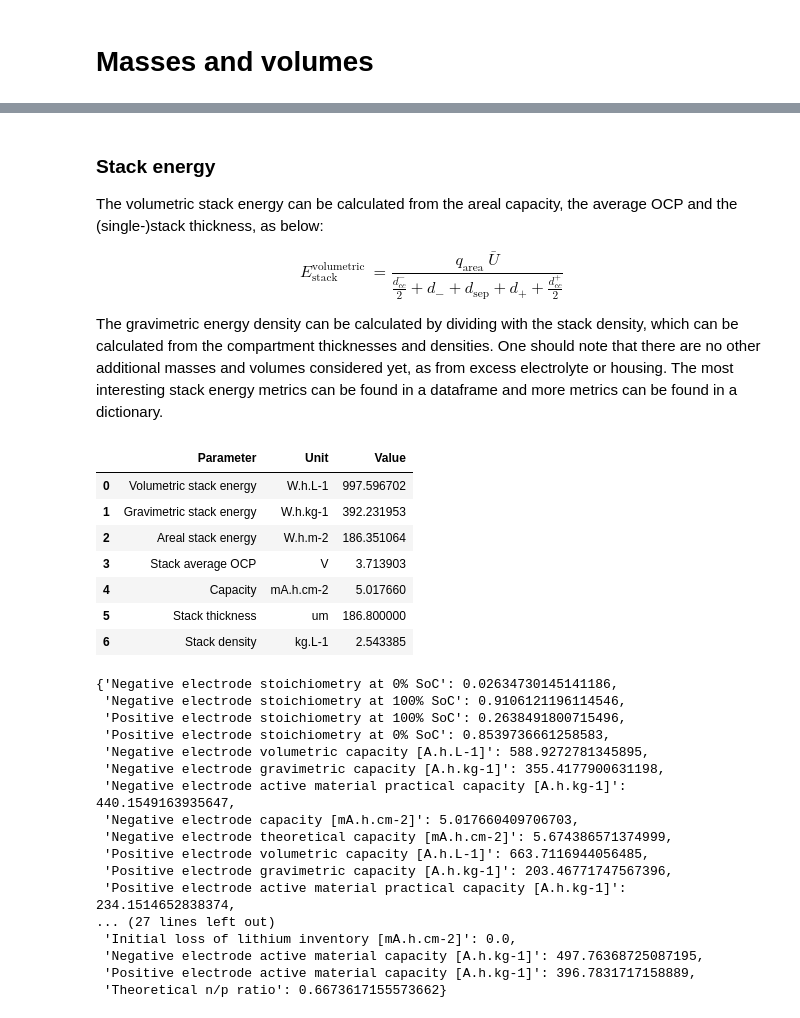
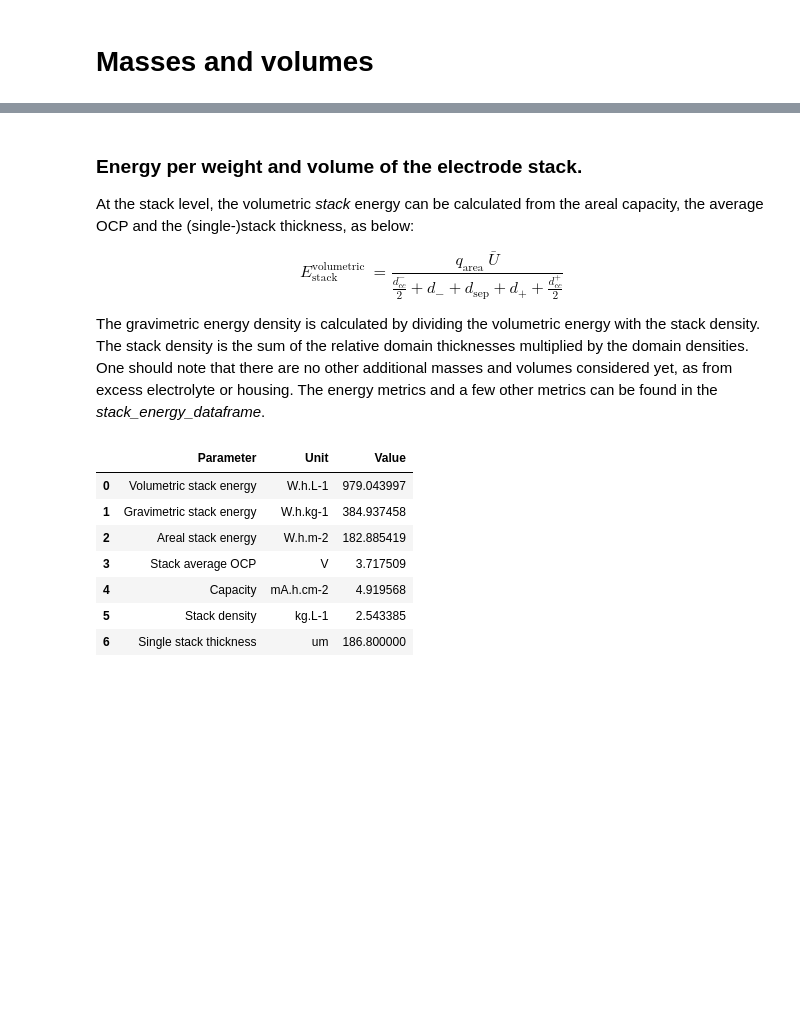
Before and after one commit to pybamm-team/pybamm-tea, a Jupyter notebook: examples/masses_and_volumes.ipynb, the cells around one changed output, grey strips where cells are left out. Saved outputs shown, nothing was run; the diff lists cells and outputs as text; code cells hidden in the pictures; blank space fills up the shorter version.

```diff
--- a/examples/masses_and_volumes.ipynb
+++ b/examples/masses_and_volumes.ipynb
@@ -17,7 +21,14 @@ from IPython.display import display
 # %%
 # input parameter-set
 input = {
-    "Electrolyte density [kg.m-3]": 1276, # LiPF6 in EC:EMC 3:7 + 2% VC
+    "Electrolyte density [kg.m-3]": 1276,
+    #"Electrolyte volume per total pore volume": 1.2,
+    'Loss of lithium inventory [mA.h.cm-2]': 0.1,
+    #'Loss of lithium inventory [%]': 1.0,
+    'Loss of positive electrode active material [%]': 0,
+    'Positive electrode stoichiometry at LAM': 0,
+    'Loss of negative electrode active material [%]': 0,
+    'Negative electrode stoichiometry at LAM': 0,
 }
 
 # base parameter-sets
@@ -27,7 +38,7 @@ base = pybamm.ParameterValues("Chen2020")
 tea_class = pybamm_tea.TEA(base, input)
 
 # plot the mass and volume loadings
-tea_class.plot_masses_and_volumes()
+tea_class.plot_masses_and_volumes(show_plot=False)
 
 # get the mass and volume loadings as a dataframe
 tea_class.masses_and_volumes_dataframe
@@ -214,41 +221,22 @@ display(masses_and_volumes)
 # %% [markdown]
-### Stack energy
+### Energy per weight and volume of the electrode stack.
 
-The volumetric stack energy can be calculated from the areal capacity, the average OCP and the (single-)stack thickness, as below:
+At the stack level, the volumetric _stack_ energy can be calculated from the areal capacity, the average OCP and the (single-)stack thickness, as below:
 
 \begin{equation*}
 E_{\text {stack }}^{\text {volumetric }}=\frac{q_{\text {area }}\bar{U}}{\frac{d_{c c}^{-}}{2}+d_{-}+d_{\text {sep}}+d_{+}+\frac{d_{c c}^{+}}{2}}
 \end{equation*}
 
-The gravimetric energy density can be calculated by dividing with the stack density, which can be calculated from the compartment thicknesses and densities. One should note that there are no other additional masses and volumes considered yet, as from excess electrolyte or housing. The most interesting stack energy metrics can be found in a dataframe and more metrics can be found in a dictionary.
+The gravimetric energy density is calculated by dividing the volumetric energy with the stack density. The stack density is the sum of the relative domain thicknesses multiplied by the domain densities. One should note that there are no other additional masses and volumes considered yet, as from excess electrolyte or housing. The energy metrics and a few other metrics can be found in the _stack_energy_dataframe_.
 # %%
 # display stack energy dataframe
 display(tea_class.stack_energy_dataframe)
-# display stack energy dictionary
-display(tea_class.stack_energy)
 # %% [output]
 |  | Parameter | Unit | Value |
-| 0 | Volumetric stack energy | W.h.L-1 | 997.596702 |
-| 1 | Gravimetric stack energy | W.h.kg-1 | 392.231953 |
-| 2 | Areal stack energy | W.h.m-2 | 186.351064 |
-| 3 | Stack average OCP | V | 3.713903 |
-| 4 | Capacity | mA.h.cm-2 | 5.017660 |
-| 5 | Stack thickness | um | 186.800000 |
-| 6 | Stack density | kg.L-1 | 2.543385 |
+| 0 | Volumetric stack energy | W.h.L-1 | 979.043997 |
+| 1 | Gravimetric stack energy | W.h.kg-1 | 384.937458 |
+| 2 | Areal stack energy | W.h.m-2 | 182.885419 |
+| 3 | Stack average OCP | V | 3.717509 |
+| 4 | Capacity | mA.h.cm-2 | 4.919568 |
+| 5 | Stack density | kg.L-1 | 2.543385 |
+| 6 | Single stack thickness | um | 186.800000 |
-{'Negative electrode stoichiometry at 0% SoC': 0.02634730145141186,
- 'Negative electrode stoichiometry at 100% SoC': 0.9106121196114546,
- 'Positive electrode stoichiometry at 100% SoC': 0.2638491800715496,
- 'Positive electrode stoichiometry at 0% SoC': 0.8539736661258583,
- 'Negative electrode volumetric capacity [A.h.L-1]': 588.9272781345895,
- 'Negative electrode gravimetric capacity [A.h.kg-1]': 355.4177900631198,
- 'Negative electrode active material practical capacity [A.h.kg-1]': 440.1549163935647,
- 'Negative electrode capacity [mA.h.cm-2]': 5.017660409706703,
- 'Negative electrode theoretical capacity [mA.h.cm-2]': 5.674386571374999,
- 'Positive electrode volumetric capacity [A.h.L-1]': 663.7116944056485,
- 'Positive electrode gravimetric capacity [A.h.kg-1]': 203.46771747567396,
- 'Positive electrode active material practical capacity [A.h.kg-1]': 234.1514652838374,
-... (27 lines left out)
- 'Initial loss of lithium inventory [mA.h.cm-2]': 0.0,
- 'Negative electrode active material capacity [A.h.kg-1]': 497.76368725087195,
- 'Positive electrode active material capacity [A.h.kg-1]': 396.7831717158889,
- 'Theoretical n/p ratio': 0.6673617155573662}
```
Also changed, not shown: parts of 15 cells of this notebook, 14 other files.
